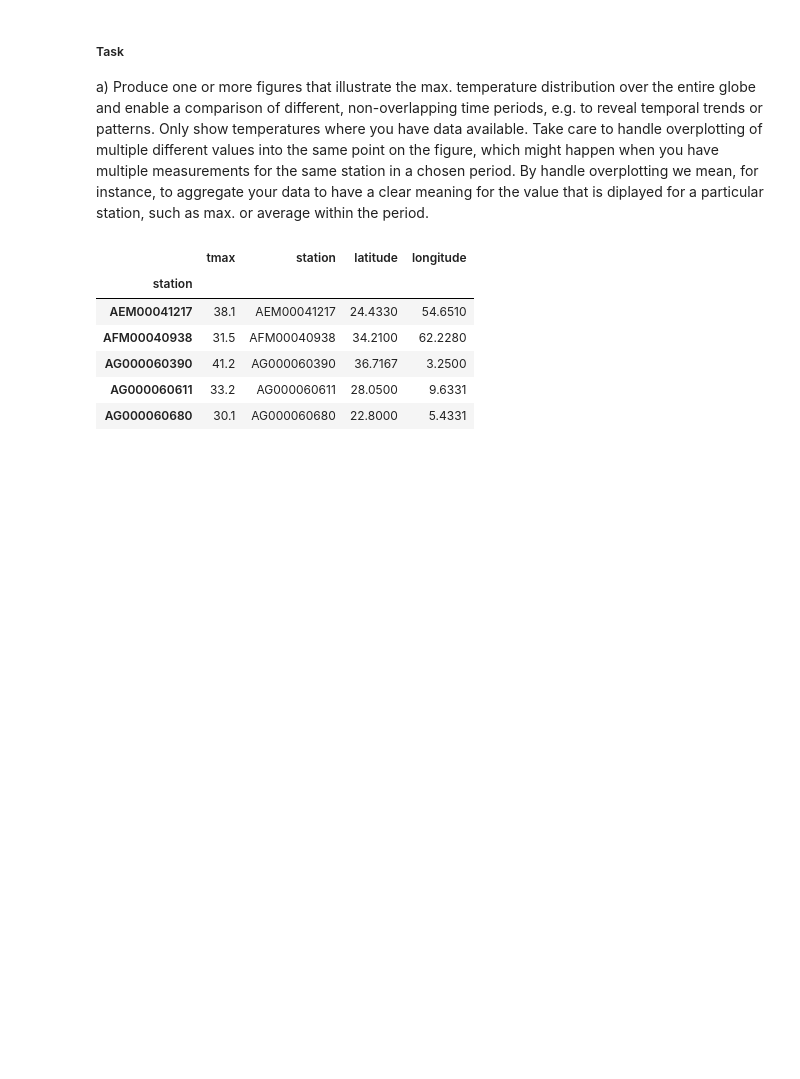
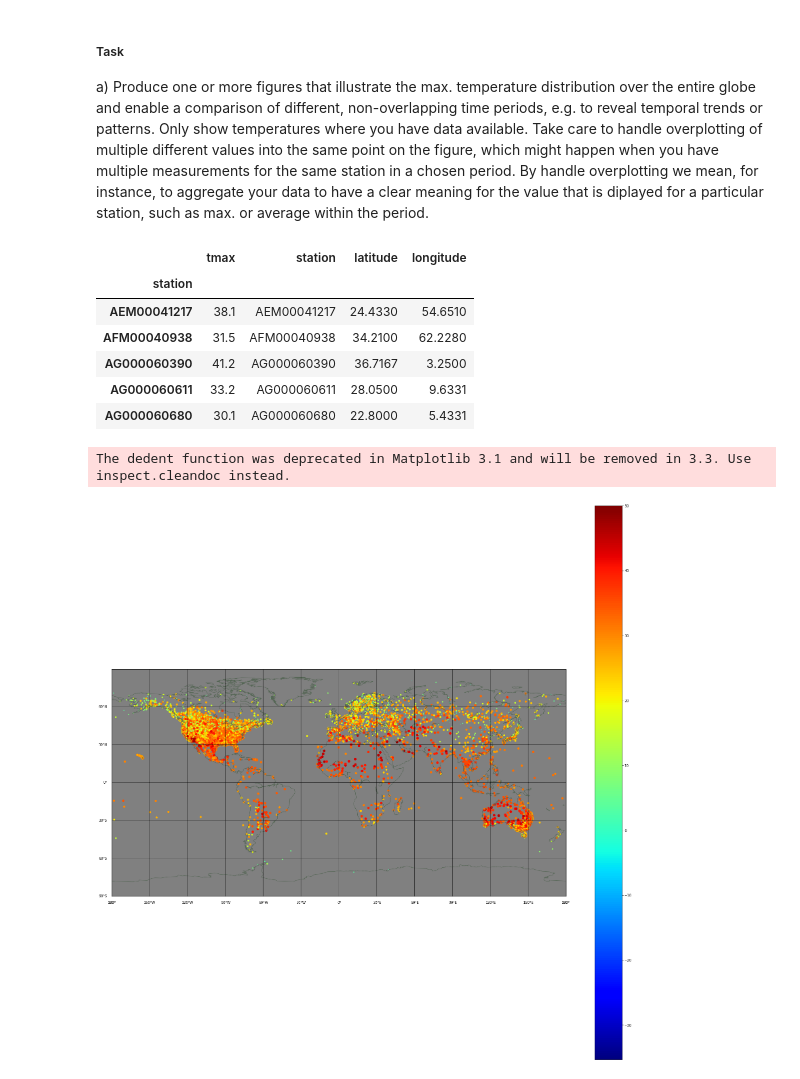
Before and after one commit to meghan14/big_data_projects_python, a Jupyter notebook: data_visualization_a3/weather_plot.py.ipynb, the cells around one changed output. Saved outputs shown, nothing was run; the diff lists cells and outputs as text; code cells hidden in the pictures; blank space fills up the shorter version.

```diff
--- a/data_visualization_a3/weather_plot.py.ipynb
+++ b/data_visualization_a3/weather_plot.py.ipynb
@@ -48,3 +48,19 @@ df_per_station.head()
 | AG000060390 | 41.2 | AG000060390 | 36.7167 | 3.2500 |
 | AG000060611 | 33.2 | AG000060611 | 28.0500 | 9.6331 |
 | AG000060680 | 30.1 | AG000060680 | 22.8000 | 5.4331 |
+# %%
+fig, ax = plt.subplots(figsize=(30,30))
+mapp = Basemap(ax=ax)
+mapp.drawcoastlines(color='#556655', linewidth=1)
+mapp.drawmapboundary(fill_color='grey')
+mapp.drawparallels(np.arange( -90., 90.,30.),labels=[1,0,0,0],fontsize=10)
+mapp.drawmeridians(np.arange(-180.,180.,30.),labels=[0,0,0,1],fontsize=10)
+x,y = mapp(df_per_station['longitude'].values,df_per_station['latitude'].values)
+z = df_per_station['tmax'].values
+plot = plt.scatter(x,y,z,c=z,cmap=plt.cm.jet)
+#fig.colorbar(ax=ax,mappable=plot)
+plt.colorbar()
+plt.show()
+# %% [output]
+The dedent function was deprecated in Matplotlib 3.1 and will be removed in 3.3. Use inspect.cleandoc instead.
+[figure, added]
```
Also changed, not shown: parts of 2 cells of this notebook.
